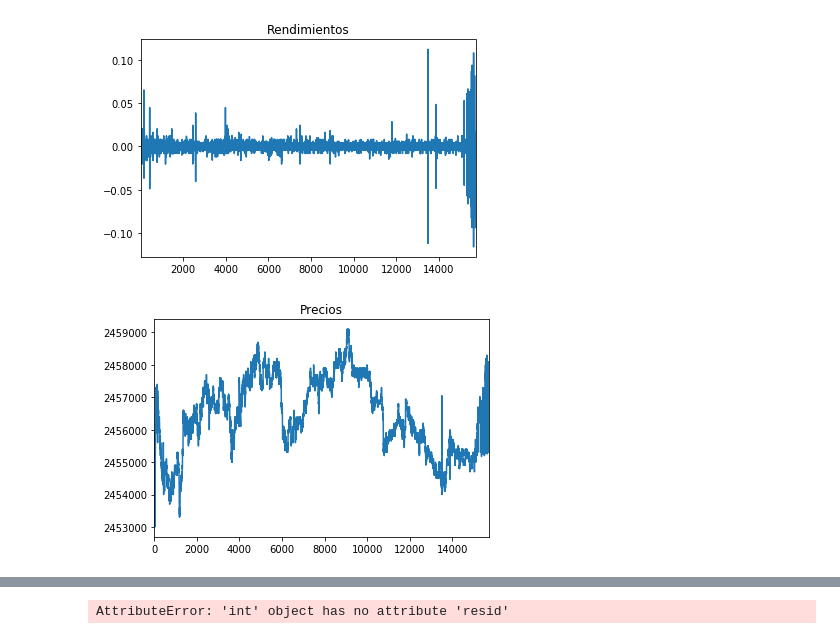
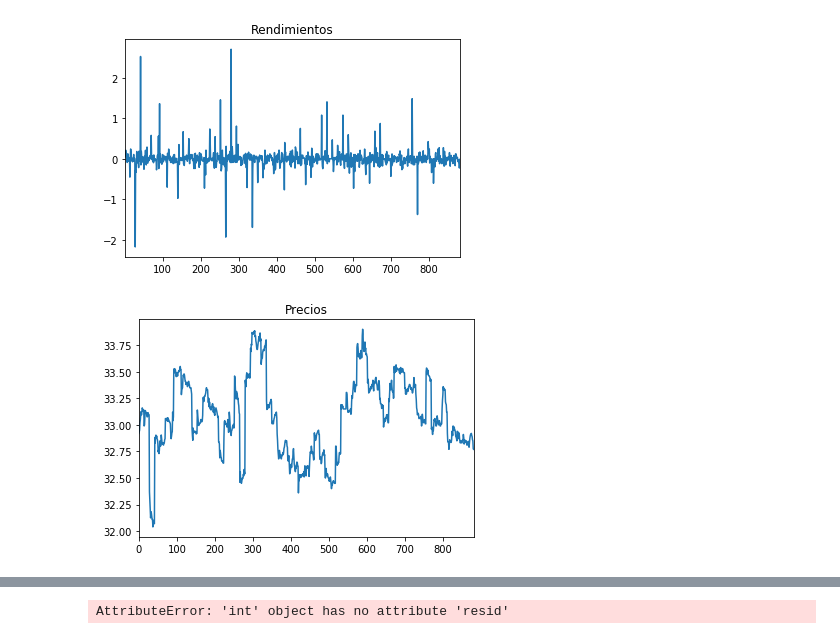
Before and after one commit to cetrulin/regime-switching-series-generator, a Jupyter notebook: notebooks/rugarch.ipynb, the cells around one changed output, grey strips where cells are left out. Saved outputs shown, nothing was run; the diff lists cells and outputs as text; code cells hidden in the pictures.

Commit message:
config changed. added data
+small changes
+final config to produce first artificial timeseries
+added data

```diff
--- a/notebooks/rugarch.ipynb
+++ b/notebooks/rugarch.ipynb
@@ -78,22 +78,35 @@ def _get_best_model(TS):
     print('aic: {:6.5f} | order: {}'.format(best_aic, best_order))
     return best_aic, best_order, best_mdl
 # %%
-regex = '20170717'
-fpattern = f'C:\\Users\\suare\\MEGA\\PhD\\1 Code and data\\data\\raw\\quantquote\\one_second_level\\242321_csv\\{regex}\\spy.csv'
-colnames=['Time','Open','High','Low','Close','Volume','Suspicious']
-sp500 = pd.concat(list(pd.read_csv(f, names=colnames) for f in glob.glob(fpattern)), ignore_index=True)
+# regex = '20170717'
+# fpattern = f'C:\\Users\\suare\\MEGA\\PhD\\1 Code and data\\data\\raw\\quantquote\\one_second_level\\242321_csv\\{regex}\\spy.csv'
+
+multiplier = -5
+
+# path, multiplier = '..\\data\\aapl\\APPLE_[2018-08-01_to_2018-09-11]_5min.csv', multiplier
+# path, multiplier = '..\\data\\efts\\5min-level\\DOWJONES\\DOWJONES_[2015-08-01_to_2015-08-31]_market_hours.csv', multiplier
+# path, multiplier = '..\\data\\btc\\BITCOIN_[2019-07-01_to_2019-07-15]_5min.csv', multiplier
+# path, multiplier = '..\\data\\xrp\\RIPPLE_[2019-06-01_to_2019-07-01]_5min.csv', multiplier
+# path, multiplier = '..\\data\\efts\\30min-level\\IBEX\\IBEX_[2017-10-01_to_2017-31-12]_market_hours.csv', multiplier
+# path, multiplier = '..\\data\\xrp\\RIPPLE_[2019-07-01_to_2019-08-01]_5min.csv', multiplier
+path, multiplier = '..\\data\\efts\\30min-level\\IBEX\\IBEX_[2017-10-01_to_2017-31-12]_market_hours.csv', multiplier
+
+fpattern = path
+# colnames=['Time','Open','High','Low','Close','Volume','Suspicious']
+sp500 = pd.read_csv(fpattern, sep=';')
+# sp500 = pd.concat(list(pd.read_csv(f, names=colnames) for f in glob.glob(fpattern)), ignore_index=True)
 # regex='DOWJONES_(2015-01-01_to_2015-12-31)_indicators.csv.gz'
 # path=os.sep.join(['G:','My Drive','PhD_Andres','Datos','quantquote','processed_data','2_result','minutes','15min-level','DOWJONES'])
 # fpattern = os.sep.join([path,regex])
 # sp500 = pd.read_csv(fpattern, compression='gzip')
 
-returns = 100 * sp500['Close'].pct_change().dropna()   # pct_change es para rendimientos
+returns = 100 * sp500['close'].pct_change().dropna()   # pct_change es para rendimientos
 returns.plot(title="Rendimientos")
 plt.show()
-prices = sp500['Close'].dropna()
+prices = sp500['close'].dropna()
 prices.plot(title='Precios', label ='Time')   # TODO: if it crashes, remove var y=Time
 plt.show()
 data =  prices
 # %% [output]
-[figure, old version]
+[figure, new version]
-[figure, old version]
+[figure, new version]
```
Also changed, not shown: parts of 35 cells of this notebook, 53 other files.
